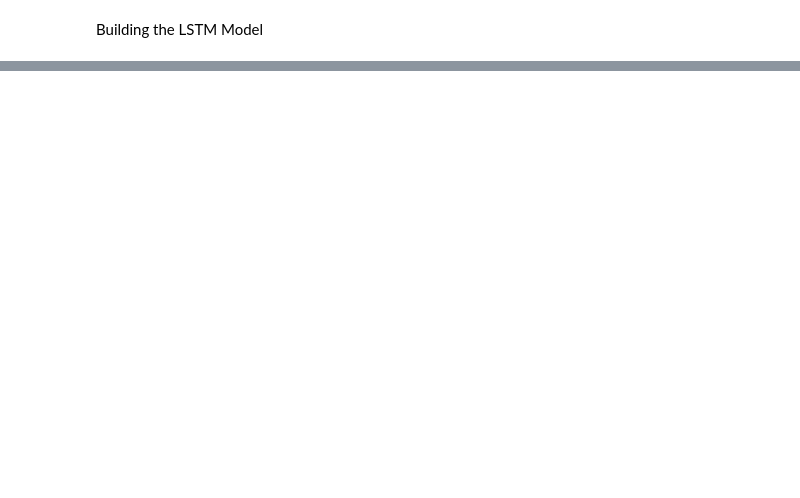
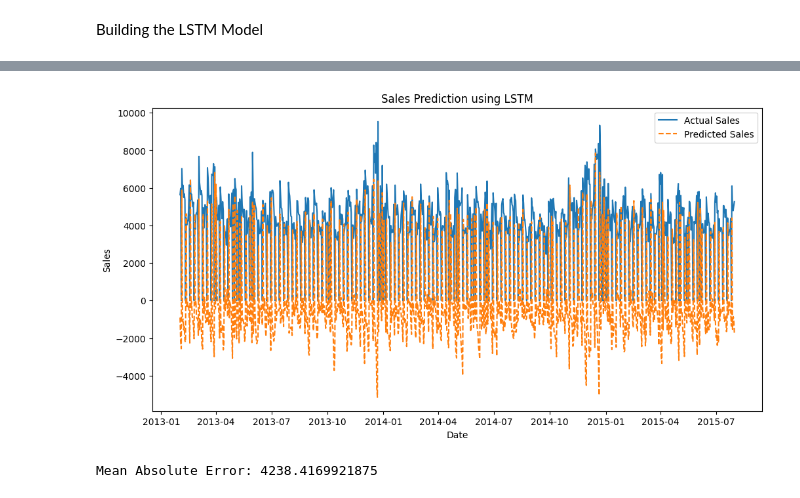
Before and after one commit to Yayerad/Pharmaceuticals-W4, a Jupyter notebook: notebooks/model.ipynb, the cells around one changed output, grey strips where cells are left out. Saved outputs shown, nothing was run; the diff lists cells and outputs as text; code cells hidden in the pictures; blank space fills up the shorter version.

```diff
--- a/notebooks/model.ipynb
+++ b/notebooks/model.ipynb
@@ -301,3 +300,11 @@ print(f"p-value: {result[1]}")
 # %% [output]
 ADF Statistic: -4.368104368168501
 p-value: 0.0003378834614142412
+# %%
+# If the p-value > 0.05, make the series stationary by differencing
+sales_data_diff = sales_data.diff().dropna()
+
+# Check again for stationarity
+result_diff = adfuller(sales_data_diff)
+print(f"ADF Statistic (Differenced): {result_diff[0]}")
+print(f"p-value (Differenced): {result_diff[1]}")
@@ -368,0 +373,3 @@ NameError: name 'X_scaled' is not defined
+# %%
+# Train the model
+model.fit(X_scaled, y_scaled, epochs=20, batch_size=32)
@@ -368,0 +395,6 @@ NameError: name 'X_scaled' is not defined
+# %%
+# Make predictions on the test set
+predictions = model.predict(X_scaled)
+
+# Inverse the scaling to get actual sales values
+predicted_sales = scaler.inverse_transform(predictions)
@@ -368,0 +403,18 @@ NameError: name 'X_scaled' is not defined
+# %%
+plt.figure(figsize=(12, 6))
+plt.plot(store_data.index[-len(predicted_sales):], sales_data[-len(predicted_sales):], label='Actual Sales')
+plt.plot(store_data.index[-len(predicted_sales):], predicted_sales, label='Predicted Sales', linestyle='--')
+plt.title('Sales Prediction using LSTM')
+plt.xlabel('Date')
+plt.ylabel('Sales')
+plt.legend()
+plt.show()
+# %% [output]
+[figure, added]
+# %%
+from sklearn.metrics import mean_absolute_error
+
+mae = mean_absolute_error(sales_data[-len(predicted_sales):], predicted_sales)
+print(f"Mean Absolute Error: {mae}")
+# %% [output]
+Mean Absolute Error: 4238.4169921875
```
Also changed, not shown: parts of 10 cells of this notebook, 2 other files.
